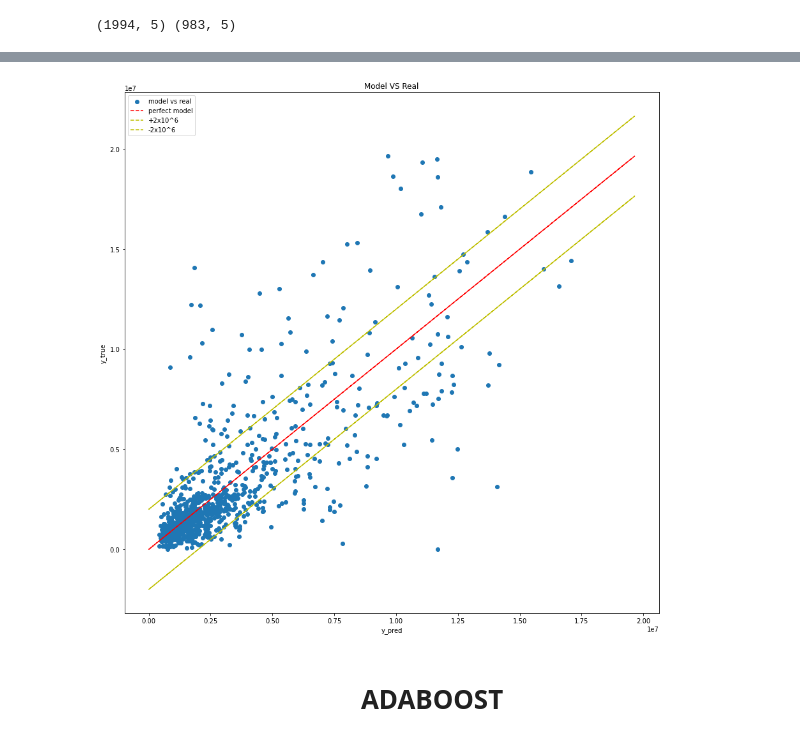
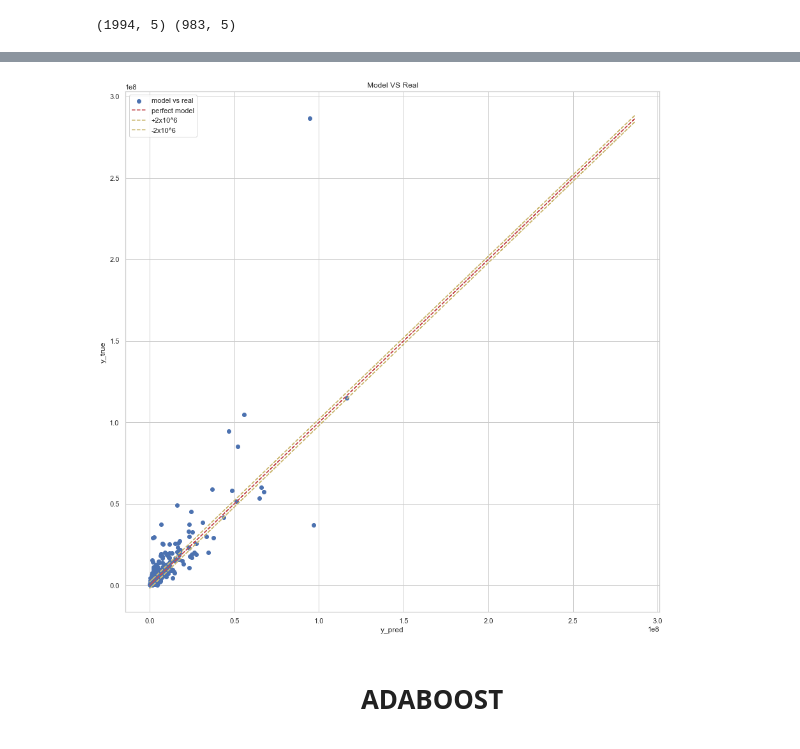
Before and after one commit to datanab/energy-consumption-prediction, a Jupyter notebook: Pélec_02_code.ipynb, the cells around one changed output, grey strips where cells are left out. Saved outputs shown, nothing was run; the diff lists cells and outputs as text; code cells hidden in the pictures.

```diff
--- a/Pélec_02_code.ipynb
+++ b/Pélec_02_code.ipynb
@@ -240,2 +242,0 @@ X, X_before_encoding = explanatory_variables(bench, strategy, [])
-# %%
-y = explained_variable(bench = bench, var_name = exp_variable, m = 'brut')
@@ -294,8 +302,8 @@ show_metric(y_pred_train_simple, y_train, y_pred_test_simple, y_test, time_simpl
 
 start_time = datetime.datetime.now()
 
-cv_ridge_params_ghg = {'alpha':[1,3,4,5,7,9,11]}
-cv_ridge_params_nrj = {'alpha':[1,3,4,5,7,9,11]}
+cv_ridge_params_ghg = {'alpha':[1,3,4,5,7,9,11,100]}
+cv_ridge_params_nrj = {'alpha':[1,1000,10000,15000,17000,20000,50000,100000]}
 
 ridge_param_choice = {'ridge_ghg_emission' : cv_ridge_params_ghg,'ridge_energy_use' : cv_ridge_params_nrj}
 
@@ -308,10 +316,12 @@ ridge = Ridge(alpha=cv_ridge.best_params_['alpha'])
 ridge.fit(X_train_std, y_train)
 y_pred_train_ridge, y_pred_test_ridge = ridge.predict(X_train_std), ridge.predict(X_test_std)
 
+y_pred_train_ridge, y_pred_test_ridge = [np.exp(x) for x in y_pred_train_ridge],[np.exp(x) for x in y_pred_test_ridge]
+
 end_time = datetime.datetime.now()
 
 time_ridge = get_time(start_time, end_time)
 
-show_metric(y_pred_train_ridge, y_train, y_pred_test_ridge, y_test, time_ridge)
+show_metric(y_pred_train_ridge, [np.exp(x) for x in y_train], y_pred_test_ridge, [np.exp(x) for x in y_test], time_ridge)
 # %% [output]
 |  | RMSE_train | RMSE_test | R2_train | R2_test | TIME |
@@ -334,7 +344,7 @@ cv_ridge.best_score_
 start_time = datetime.datetime.now()
 
 cv_lasso_params_ghg = {'alpha':[1300,1350,1400,1500,1700,1800]}
-cv_lasso_params_nrj = {'alpha':[1300,1350,1400,1500,1700,1800]}
+cv_lasso_params_nrj = {'alpha':[1,1300,1350,1400,1500,1700,1800]}
 
 lasso_param_choice = {'lasso_ghg_emission':cv_lasso_params_ghg, 'lasso_energy_use':cv_lasso_params_nrj}
 
@@ -347,10 +357,13 @@ lasso = Lasso(alpha=cv_lasso.best_params_['alpha'], fit_intercept=True)
 lasso.fit(X_train_std, y_train)
 y_pred_train_lasso, y_pred_test_lasso = lasso.predict(X_train_std), lasso.predict(X_test_std)
 
+y_pred_train_lasso, y_pred_test_lasso = [np.exp(x) for x in y_pred_train_lasso],[np.exp(x) for x in y_pred_test_lasso]
+
+
 end_time = datetime.datetime.now()
 
 time_lasso = get_time(start_time, end_time)
 
-show_metric(y_pred_train_lasso, y_train, y_pred_test_lasso, y_test, time_lasso)
+show_metric(y_pred_train_lasso, [np.exp(x) for x in y_train], y_pred_test_lasso, [np.exp(x) for x in y_test], time_lasso)
 # %% [output]
 |  | RMSE_train | RMSE_test | R2_train | R2_test | TIME |
@@ -508,7 +519,7 @@ print(X_train_std_2.shape,X_test_std_2.shape )
 start_time = datetime.datetime.now()
 
 cv_rfr_params_ghg = {'n_estimators':[10,20,30,40],'max_depth':[20,50,70,90],'min_samples_leaf':[2,4,8],'min_samples_split':[4,8,12]}
-cv_rfr_params_nrj = {'n_estimators':[10,20,30,40],'max_depth':[20,50,70,90],'min_samples_leaf':[4,8,10,20],'min_samples_split':[2,4,8,12,14,16]}
+cv_rfr_params_nrj = {'n_estimators':[40,50,60,70],'max_depth':[5,10,20],'min_samples_leaf':[2,4,8,10,20],'min_samples_split':[2,4,8,12,20]}
 
 rfr_param_choice = {'rfr_ghg_emission':cv_rfr_params_ghg, 'rfr_energy_use':cv_rfr_params_nrj}
 
@@ -525,9 +536,11 @@ rfr.fit(X_train_std, y_train)
 # y_pred_train_rfr, y_pred_test_rfr = rfr.predict(X_train_std_2), rfr.predict(X_test_std_2)
 y_pred_train_rfr, y_pred_test_rfr = rfr.predict(X_train_std), rfr.predict(X_test_std)
 
-end_time = datetime.datetime.now()
+y_pred_train_rfr, y_pred_test_rfr = [np.exp(x) for x in y_pred_train_rfr],[np.exp(x) for x in y_pred_test_rfr]
 
-time_rfr = get_time(start_time, end_time)
-show_metric(y_pred_train_rfr, y_train, y_pred_test_rfr, y_test, time_rfr)
+# end_time = datetime.datetime.now()
+
+# time_rfr = get_time(start_time, end_time)
+show_metric(y_pred_train_rfr, np.array([np.exp(x) for x in y_train]), y_pred_test_rfr, np.array([np.exp(x) for x in y_test.values]), time_rfr)
 # %% [output]
 |  | RMSE_train | RMSE_test | R2_train | R2_test | TIME |
@@ -546,7 +559,7 @@ cv_rfr.best_score_
 # %%
-model_vs_real(y_pred_test_rfr, y_test, exp_variable)
+model_vs_real(y_pred_test_rfr, np.array([np.exp(x) for x in y_test.values]), exp_variable)
 # %% [output]
-[figure, old version]
+[figure, new version]
 # %% [markdown]
 # <p style='text-align:center'> ADABOOST </p>
 # %%
```
Also changed, not shown: parts of 50 cells of this notebook, 1 other file.
